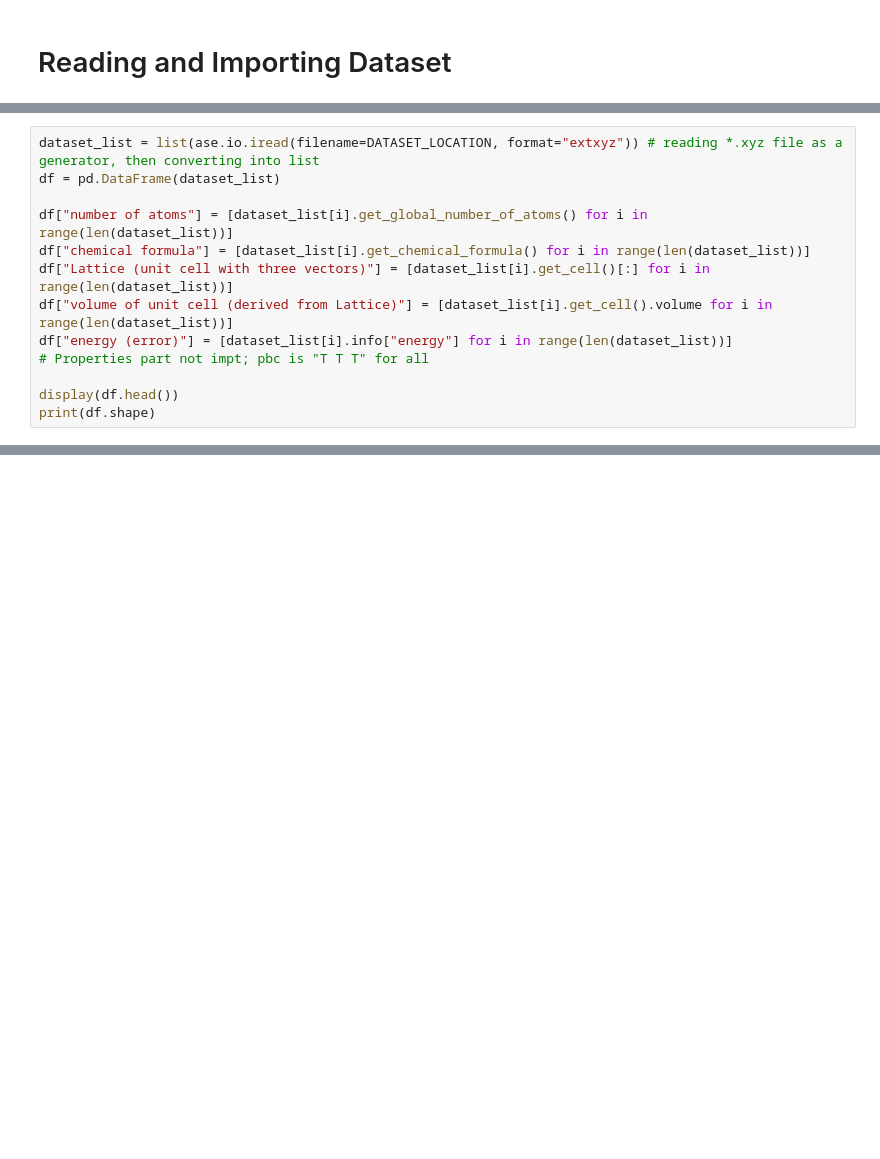
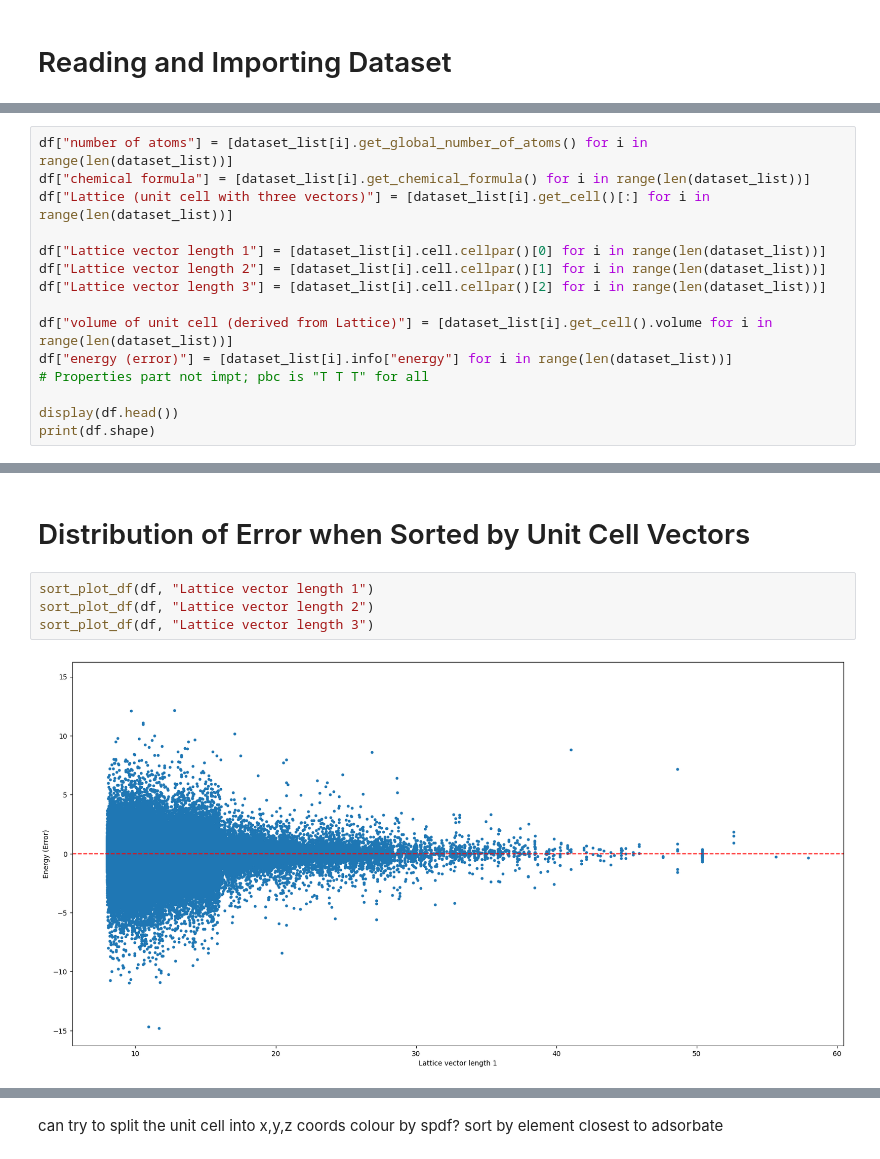
Before and after one commit to kimolijones/A-Star-is-born, a Jupyter notebook: main.ipynb, the cells around one changed output, grey strips where cells are left out. Cells and saved outputs as stored; diff of their text form; blank space fills up the shorter version.

```diff
--- a/main.ipynb
+++ b/main.ipynb
@@ -29,10 +32,12 @@ def sort_plot_df(df, sort_method): # to sort df by certain column and display th
 # %%
-dataset_list = list(ase.io.iread(filename=DATASET_LOCATION, format="extxyz")) # reading *.xyz file as a generator, then converting into list
-df = pd.DataFrame(dataset_list)
-
 df["number of atoms"] = [dataset_list[i].get_global_number_of_atoms() for i in range(len(dataset_list))]
 df["chemical formula"] = [dataset_list[i].get_chemical_formula() for i in range(len(dataset_list))]
 df["Lattice (unit cell with three vectors)"] = [dataset_list[i].get_cell()[:] for i in range(len(dataset_list))]
+
+df["Lattice vector length 1"] = [dataset_list[i].cell.cellpar()[0] for i in range(len(dataset_list))]
+df["Lattice vector length 2"] = [dataset_list[i].cell.cellpar()[1] for i in range(len(dataset_list))]
+df["Lattice vector length 3"] = [dataset_list[i].cell.cellpar()[2] for i in range(len(dataset_list))]
+
 df["volume of unit cell (derived from Lattice)"] = [dataset_list[i].get_cell().volume for i in range(len(dataset_list))]
 df["energy (error)"] = [dataset_list[i].info["energy"] for i in range(len(dataset_list))]
 # Properties part not impt; pbc is "T T T" for all
@@ -75,0 +69,8 @@ sort_plot_df(df, "volume of unit cell (derived from Lattice)")
+# %% [markdown]
+# Distribution of Error when Sorted by Unit Cell Vectors
+# %%
+sort_plot_df(df, "Lattice vector length 1")
+sort_plot_df(df, "Lattice vector length 2")
+sort_plot_df(df, "Lattice vector length 3")
+# %% [output]
+[figure, added]
@@ -75,0 +79,4 @@ sort_plot_df(df, "volume of unit cell (derived from Lattice)")
+# %% [markdown]
+can try to split the unit cell into x,y,z coords
+colour by spdf?
+sort by element closest to adsorbate
```
Also changed, not shown: parts of 8 cells of this notebook, 1 other file.
